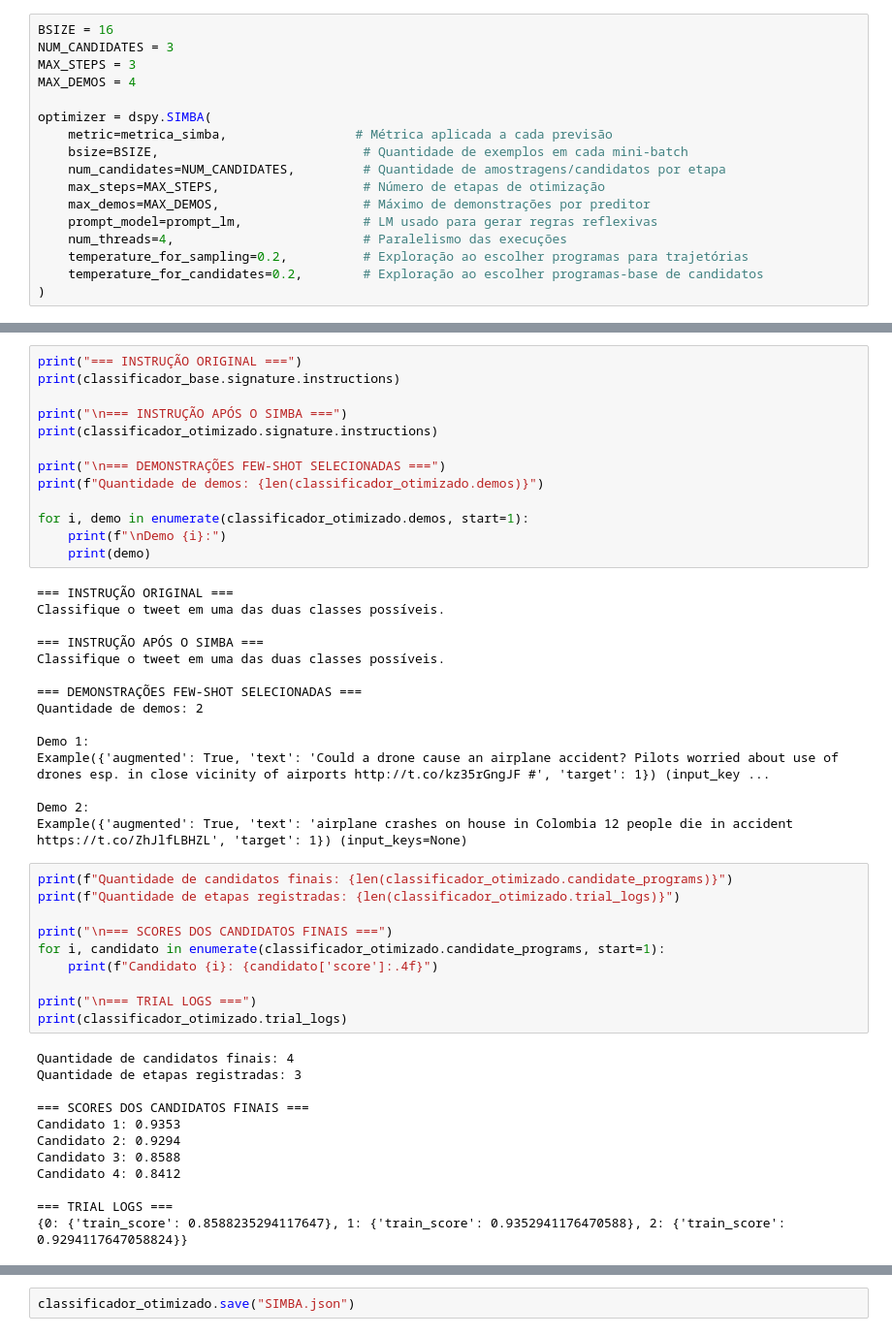
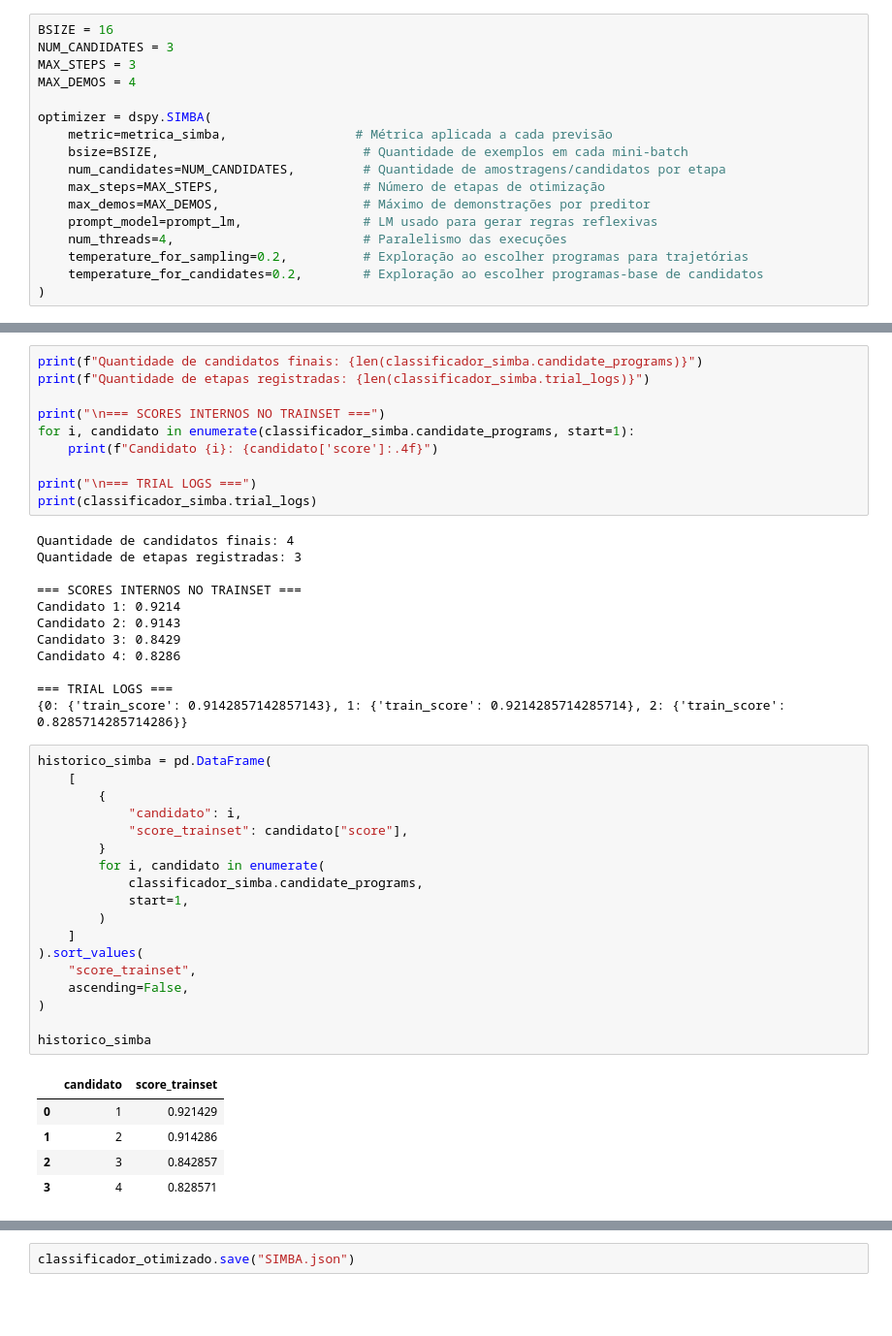
Before and after one commit to professortavares/dspy_studies, a Jupyter notebook: notebooks/03 - Otimizadores/08 - SIMBA.ipynb, the cells around one changed output, grey strips where cells are left out. Shown at 97% size. Cells and saved outputs as stored; diff of their text form; blank space fills up the shorter version.

```diff
--- a/notebooks/03 - Otimizadores/08 - SIMBA.ipynb
+++ b/notebooks/03 - Otimizadores/08 - SIMBA.ipynb
@@ -578,50 +592,46 @@ Portanto, a instrução final pode permanecer igual à original e ainda assim o
 # %%
-print("=== INSTRUÇÃO ORIGINAL ===")
-print(classificador_base.signature.instructions)
+print(f"Quantidade de candidatos finais: {len(classificador_simba.candidate_programs)}")
+print(f"Quantidade de etapas registradas: {len(classificador_simba.trial_logs)}")
 
-print("\n=== INSTRUÇÃO APÓS O SIMBA ===")
-print(classificador_otimizado.signature.instructions)
+print("\n=== SCORES INTERNOS NO TRAINSET ===")
+for i, candidato in enumerate(classificador_simba.candidate_programs, start=1):
+    print(f"Candidato {i}: {candidato['score']:.4f}")
 
-print("\n=== DEMONSTRAÇÕES FEW-SHOT SELECIONADAS ===")
-print(f"Quantidade de demos: {len(classificador_otimizado.demos)}")
-
-for i, demo in enumerate(classificador_otimizado.demos, start=1):
-    print(f"\nDemo {i}:")
-    print(demo)
+print("\n=== TRIAL LOGS ===")
+print(classificador_simba.trial_logs)
 # %% [output]
-=== INSTRUÇÃO ORIGINAL ===
-Classifique o tweet em uma das duas classes possíveis.
+Quantidade de candidatos finais: 4
+Quantidade de etapas registradas: 3
 
-=== INSTRUÇÃO APÓS O SIMBA ===
-Classifique o tweet em uma das duas classes possíveis.
+=== SCORES INTERNOS NO TRAINSET ===
+Candidato 1: 0.9214
+Candidato 2: 0.9143
+Candidato 3: 0.8429
+Candidato 4: 0.8286
 
-=== DEMONSTRAÇÕES FEW-SHOT SELECIONADAS ===
-Quantidade de demos: 2
-
-Demo 1:
-Example({'augmented': True, 'text': 'Could a drone cause an airplane accident? Pilots worried about use of drones esp. in close vicinity of airports http://t.co/kz35rGngJF #', 'target': 1}) (input_key ...
-
-Demo 2:
-Example({'augmented': True, 'text': 'airplane crashes on house in Colombia 12 people die in accident https://t.co/ZhJlfLBHZL', 'target': 1}) (input_keys=None)
+=== TRIAL LOGS ===
+{0: {'train_score': 0.9142857142857143}, 1: {'train_score': 0.9214285714285714}, 2: {'train_score': 0.8285714285714286}}
 # %%
-print(f"Quantidade de candidatos finais: {len(classificador_otimizado.candidate_programs)}")
-print(f"Quantidade de etapas registradas: {len(classificador_otimizado.trial_logs)}")
+historico_simba = pd.DataFrame(
+    [
+        {
+            "candidato": i,
+            "score_trainset": candidato["score"],
+        }
+        for i, candidato in enumerate(
+            classificador_simba.candidate_programs,
+            start=1,
+        )
+    ]
+).sort_values(
+    "score_trainset",
+    ascending=False,
+)
 
-print("\n=== SCORES DOS CANDIDATOS FINAIS ===")
-for i, candidato in enumerate(classificador_otimizado.candidate_programs, start=1):
-    print(f"Candidato {i}: {candidato['score']:.4f}")
-
-print("\n=== TRIAL LOGS ===")
-print(classificador_otimizado.trial_logs)
+historico_simba
 # %% [output]
-Quantidade de candidatos finais: 4
-Quantidade de etapas registradas: 3
-
-=== SCORES DOS CANDIDATOS FINAIS ===
-Candidato 1: 0.9353
-Candidato 2: 0.9294
-Candidato 3: 0.8588
-Candidato 4: 0.8412
-
-=== TRIAL LOGS ===
-{0: {'train_score': 0.8588235294117647}, 1: {'train_score': 0.9352941176470588}, 2: {'train_score': 0.9294117647058824}}
+|  | candidato | score_trainset |
+| 0 | 1 | 0.921429 |
+| 1 | 2 | 0.914286 |
+| 2 | 3 | 0.842857 |
+| 3 | 4 | 0.828571 |
```
Also changed, not shown: parts of 30 cells of this notebook.
